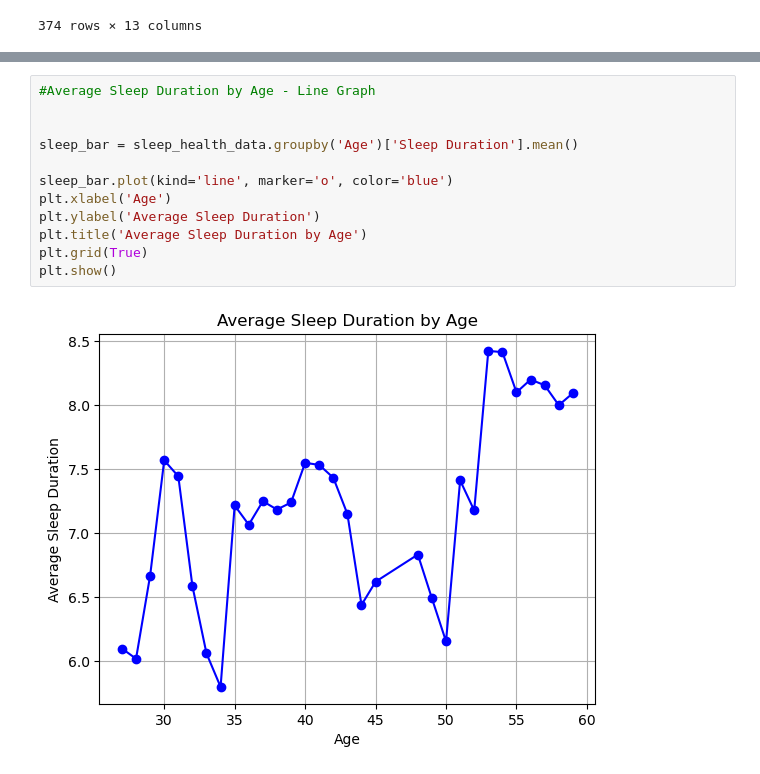
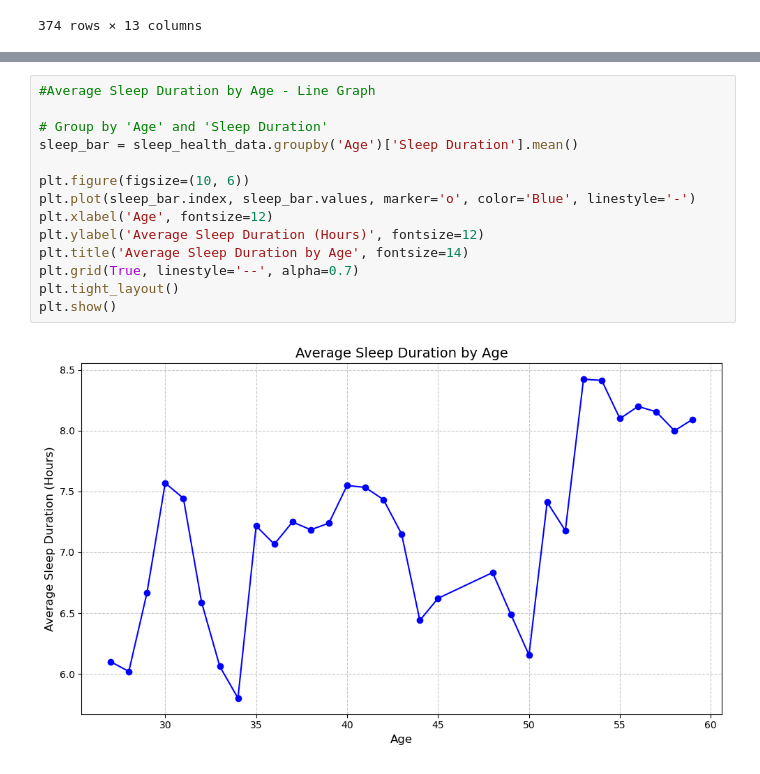
Before and after one commit to GBishop85/Project-One, a Jupyter notebook: Project_1_Sleep_Disorders.ipynb, the cells around one changed output, grey strips where cells are left out. Saved outputs shown, nothing was run; the diff lists cells and outputs as text.

```diff
--- a/Project_1_Sleep_Disorders.ipynb
+++ b/Project_1_Sleep_Disorders.ipynb
@@ -124,15 +140,17 @@ plt.show()
 # %%
 #Average Sleep Duration by Age - Line Graph
 
-
+# Group by 'Age' and 'Sleep Duration'
 sleep_bar = sleep_health_data.groupby('Age')['Sleep Duration'].mean()
 
-sleep_bar.plot(kind='line', marker='o', color='blue')
-plt.xlabel('Age')
-plt.ylabel('Average Sleep Duration')
-plt.title('Average Sleep Duration by Age')
-plt.grid(True)
+plt.figure(figsize=(10, 6))
+plt.plot(sleep_bar.index, sleep_bar.values, marker='o', color='Blue', linestyle='-')
+plt.xlabel('Age', fontsize=12)
+plt.ylabel('Average Sleep Duration (Hours)', fontsize=12)
+plt.title('Average Sleep Duration by Age', fontsize=14)
+plt.grid(True, linestyle='--', alpha=0.7)
+plt.tight_layout()
 plt.show()
 # %% [output]
-[figure, old version]
+[figure, new version]
 # %%
```
Also changed, not shown: parts of 8 cells of this notebook.
